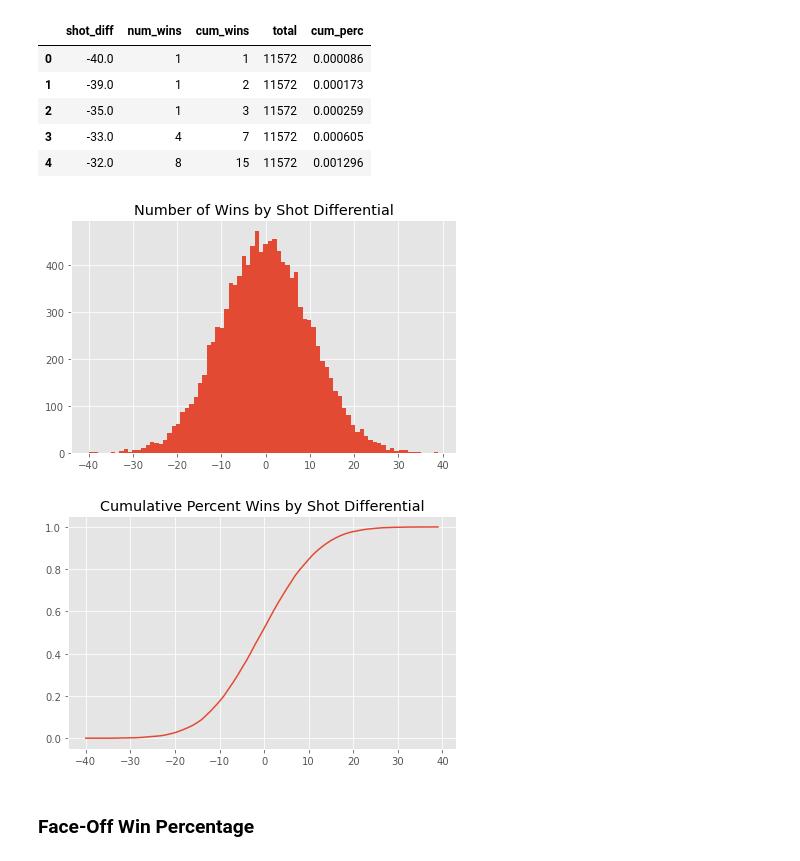
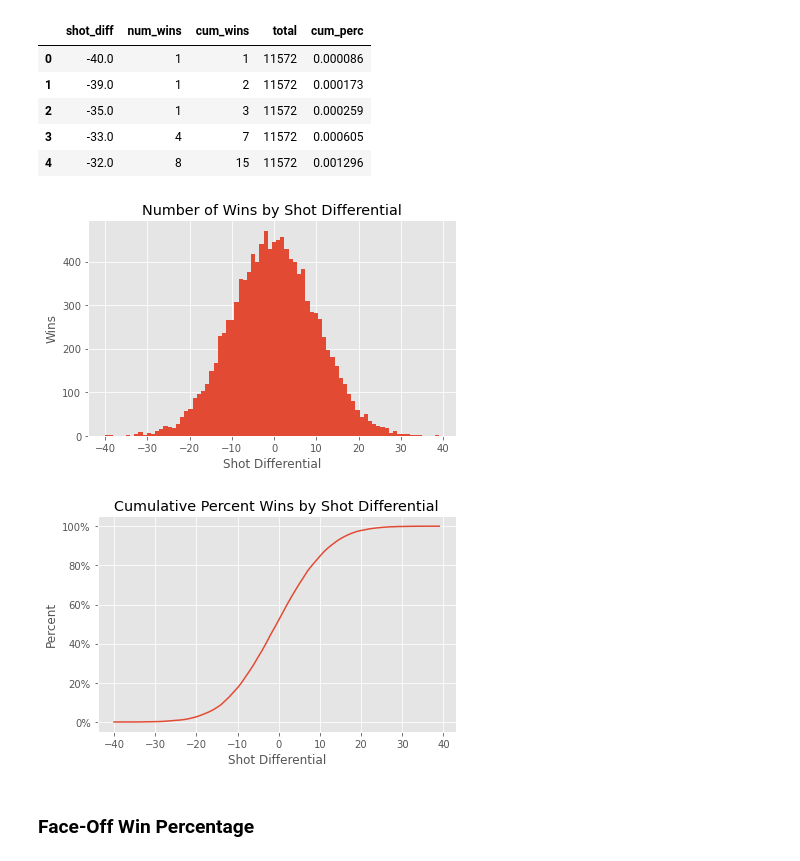
Before and after one commit to jkh-code/nhl-win-factors-analysis, a Jupyter notebook: notebooks/nhl-win-factors-analysis-eda.ipynb, the cells around one changed output. Saved outputs shown, nothing was run; the diff lists cells and outputs as text; code cells hidden in the pictures.

```diff
--- a/notebooks/nhl-win-factors-analysis-eda.ipynb
+++ b/notebooks/nhl-win-factors-analysis-eda.ipynb
@@ -487,13 +542,27 @@ sd_agg.head()
 | 3 | -33.0 | 4 | 7 | 11572 | 0.000605 |
 | 4 | -32.0 | 8 | 15 | 11572 | 0.001296 |
 # %%
-plot_win_hist(sd_data['shot_diff'], 'Number of Wins by Shot Differential', bins=80);
+fig, ax = plot_win_hist(sd_data['shot_diff'], 'Number of Wins by Shot Differential', bins=80)
+
+ax.set_xlabel('Shot Differential')
+ax.set_ylabel('Wins')
+
+fig.tight_layout();
 # %% [output]
-[figure, old version]
+[figure, new version]
 # %%
-plot_win_cum_dist(sd_agg['shot_diff'], sd_agg['cum_perc'], 'Cumulative Percent Wins by Shot Differential');
+fig, ax = plot_win_cum_dist(sd_agg['shot_diff'], sd_agg['cum_perc'], 'Cumulative Percent Wins by Shot Differential')
+
+y_labels = np.linspace(0, 1, 6)
+ax.set_yticks(y_labels)
+ax.set_yticklabels([f'{num:.0f}%' for num in y_labels * 100])
+
+ax.set_xlabel('Shot Differential')
+ax.set_ylabel('Percent')
+
+fig.tight_layout();
 # %% [output]
-[figure, old version]
+[figure, new version]
 # %% [markdown]
 ### Face-Off Win Percentage
 # %%
```
Also changed, not shown: parts of 10 cells of this notebook.
